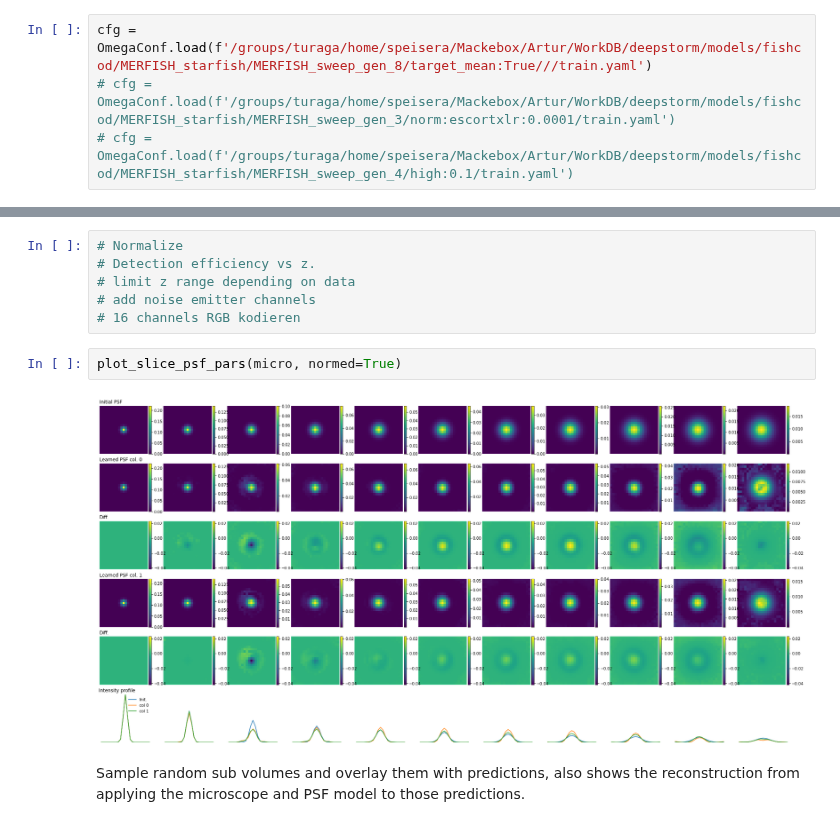
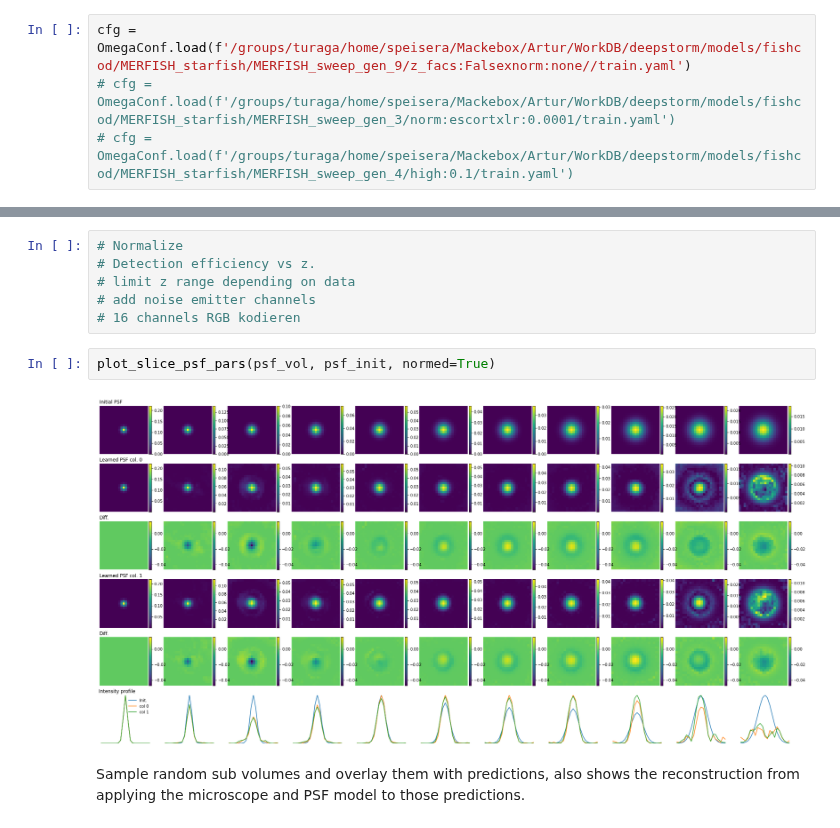
Before and after one commit to TuragaLab/decode_fish, a Jupyter notebook: MF_experiment.ipynb, the cells around one changed output, grey strips where cells are left out. Cells and saved outputs as stored; diff of their text form.

```diff
--- a/MF_experiment.ipynb
+++ b/MF_experiment.ipynb
@@ -259,7 +253,7 @@ get_simulation_statistics(decode_dl, micro, point_process, int_threshold=0.1, sa
 # %% [markdown]
 # Evaluation
 # %%
-cfg = OmegaConf.load(f'/groups/turaga/home/speisera/Mackebox/Artur/WorkDB/deepstorm/models/fishcod/MERFISH_starfish/MERFISH_sweep_gen_8/target_mean:True///train.yaml')
+cfg = OmegaConf.load(f'/groups/turaga/home/speisera/Mackebox/Artur/WorkDB/deepstorm/models/fishcod/MERFISH_starfish/MERFISH_sweep_gen_9/z_facs:Falsexnorm:none//train.yaml')
 # cfg = OmegaConf.load(f'/groups/turaga/home/speisera/Mackebox/Artur/WorkDB/deepstorm/models/fishcod/MERFISH_starfish/MERFISH_sweep_gen_3/norm:escortxlr:0.0001/train.yaml')
 # cfg = OmegaConf.load(f'/groups/turaga/home/speisera/Mackebox/Artur/WorkDB/deepstorm/models/fishcod/MERFISH_starfish/MERFISH_sweep_gen_4/high:0.1/train.yaml')
 # %%
@@ -287,9 +281,9 @@ Plot mean projections of the PSF before and after optimizing it during training
 # add noise emitter channels
 # 16 channels RGB kodieren
 # %%
-plot_slice_psf_pars(micro, normed=True)
+plot_slice_psf_pars(psf_vol, psf_init, normed=True)
 # %% [output]
-[figure, old version]
+[figure, new version]
 # %% [markdown]
 Sample random sub volumes and overlay them with predictions,  also shows the reconstruction from applying the microscope and PSF model to those predictions.
 # %%
```
Also changed, not shown: parts of 26 cells of this notebook, 22 other files.
